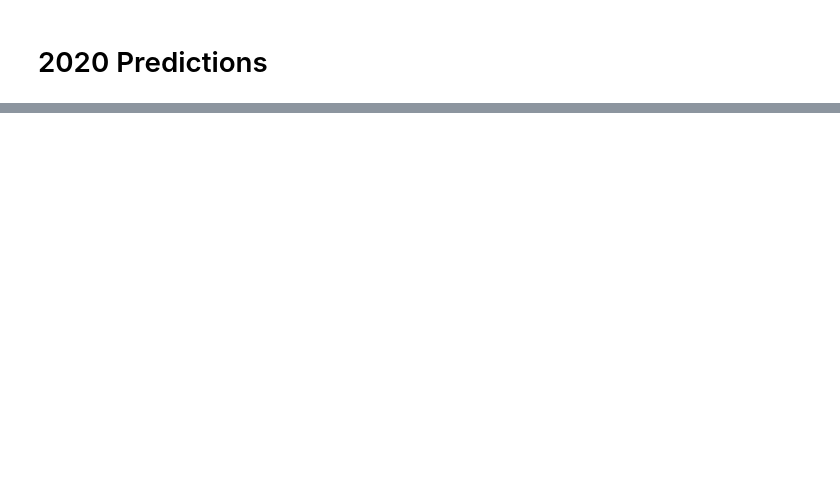
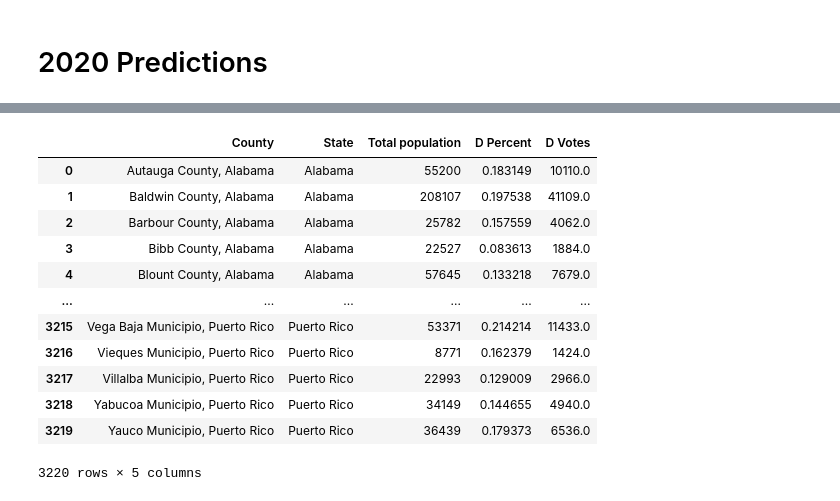
Before and after one commit to StevenDye/2020-Presidential-Election, a Jupyter notebook: Master_Notebook.ipynb, the cells around one changed output, grey strips where cells are left out. Cells and saved outputs as stored; diff of their text form; code cells hidden in the pictures; blank space fills up the shorter version.

```diff
--- a/Master_Notebook.ipynb
+++ b/Master_Notebook.ipynb
@@ -354,3 +377,11 @@ R_2020_percent = pd.DataFrame(predictions_2020)
+# %%
+R_predictions_2020 = R_model.predict(features_2020)
+D_predictions_2020 = D_model.predict(features_2020)
+O_predictions_2020 = O_model.predict(features_2020)
+# %%
+R_2020_percent = pd.DataFrame(R_predictions_2020)
+D_2020_percent = pd.DataFrame(D_predictions_2020)
+O_2020_percent = pd.DataFrame(O_predictions_2020)
 # %%
 _ = features_2018['County'].str.split(',', expand=True)
 _ = _.rename(columns={1: 'State'})
@@ -383,0 +418,30 @@ results_2020
+# %%
+D_results_2020 = pd.DataFrame.merge(features_2018['County'],
+                                  _['State'],
+                                  left_index=True, right_index=True)
+
+D_results_2020 = D_results_2020.merge(features_2018['Total population'],
+                                  left_index=True, right_index=True)
+
+D_results_2020 = D_results_2020.merge(D_2020_percent,
+                                      left_index=True,
+                                      right_index=True)
+
+D_results_2020 = D_results_2020.rename(columns={0: 'D Percent'})
+D_results_2020['D Votes'] = (D_results_2020['D Percent'] * D_results_2020['Total population']).round()
+# %%
+D_results_2020
+# %% [output]
+|  | County | State | Total population | D Percent | D Votes |
+| 0 | Autauga County, Alabama | Alabama | 55200 | 0.183149 | 10110.0 |
+| 1 | Baldwin County, Alabama | Alabama | 208107 | 0.197538 | 41109.0 |
+| 2 | Barbour County, Alabama | Alabama | 25782 | 0.157559 | 4062.0 |
+| 3 | Bibb County, Alabama | Alabama | 22527 | 0.083613 | 1884.0 |
+| 4 | Blount County, Alabama | Alabama | 57645 | 0.133218 | 7679.0 |
+| ... | ... | ... | ... | ... | ... |
+| 3215 | Vega Baja Municipio, Puerto Rico | Puerto Rico | 53371 | 0.214214 | 11433.0 |
+| 3216 | Vieques Municipio, Puerto Rico | Puerto Rico | 8771 | 0.162379 | 1424.0 |
+| 3217 | Villalba Municipio, Puerto Rico | Puerto Rico | 22993 | 0.129009 | 2966.0 |
+| 3218 | Yabucoa Municipio, Puerto Rico | Puerto Rico | 34149 | 0.144655 | 4940.0 |
+| 3219 | Yauco Municipio, Puerto Rico | Puerto Rico | 36439 | 0.179373 | 6536.0 |
+3220 rows × 5 columns
```
Also changed, not shown: parts of 35 cells of this notebook, 1 other file.
